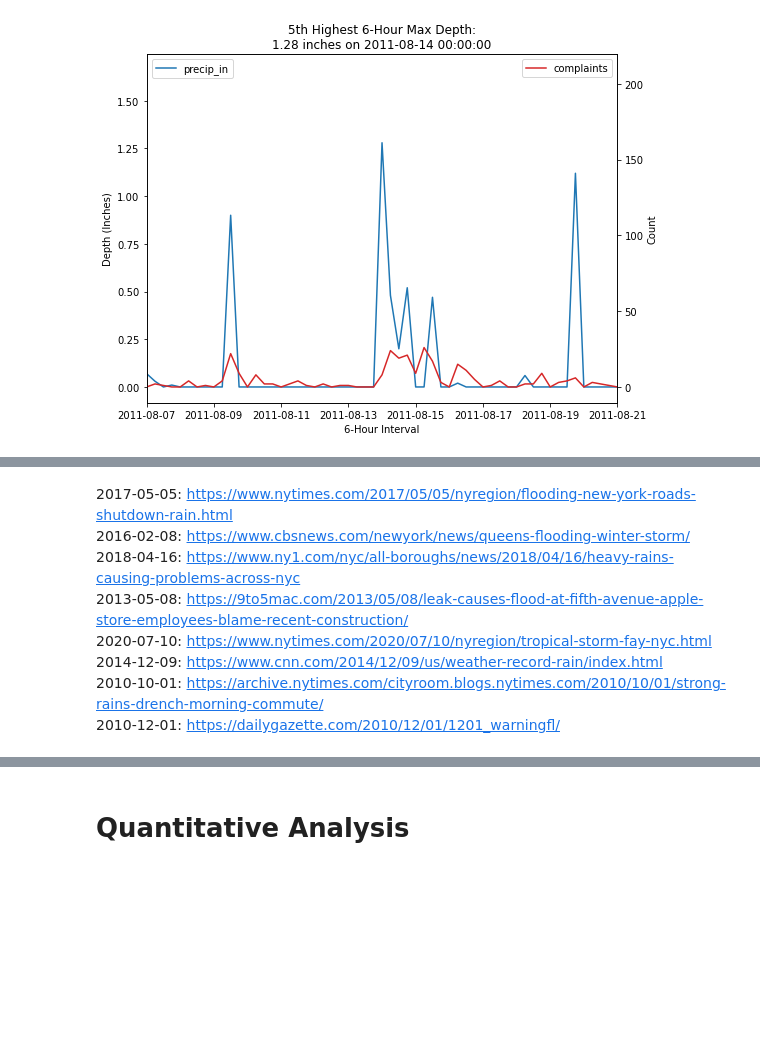
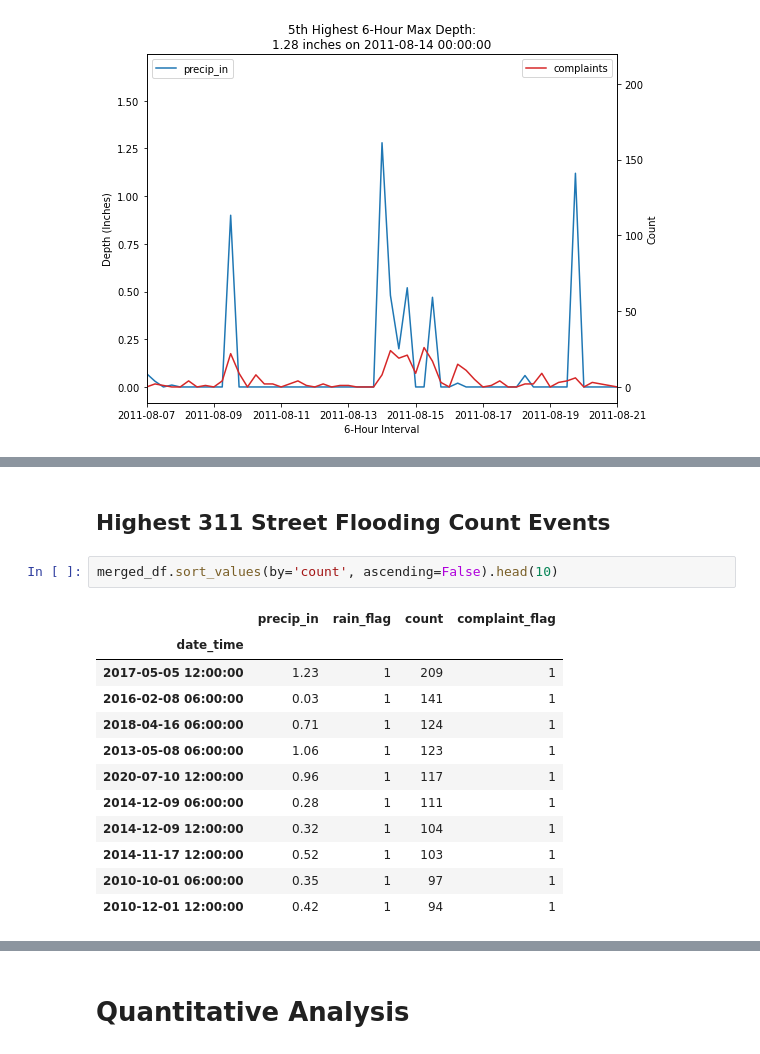
Before and after one commit to datalifenyc/nyc-street-flooding-analysis, a Jupyter notebook: analysis-book/nyc-311-groundtruth.ipynb, the cells around one changed output, grey strips where cells are left out. Drawn from its saved outputs; the diff is of its cells as text; blank space fills up the shorter version.

```diff
--- a/analysis-book/nyc-311-groundtruth.ipynb
+++ b/analysis-book/nyc-311-groundtruth.ipynb
@@ -718,9 +637,17 @@ fig.tight_layout()
-# %% [markdown]
-2017-05-05: https://www.nytimes.com/2017/05/05/nyregion/flooding-new-york-roads-shutdown-rain.html
-2016-02-08: https://www.cbsnews.com/newyork/news/queens-flooding-winter-storm/
-2018-04-16: https://www.ny1.com/nyc/all-boroughs/news/2018/04/16/heavy-rains-causing-problems-across-nyc
-2013-05-08: https://9to5mac.com/2013/05/08/leak-causes-flood-at-fifth-avenue-apple-store-employees-blame-recent-construction/
-2020-07-10: https://www.nytimes.com/2020/07/10/nyregion/tropical-storm-fay-nyc.html
-2014-12-09: https://www.cnn.com/2014/12/09/us/weather-record-rain/index.html
-2010-10-01: https://archive.nytimes.com/cityroom.blogs.nytimes.com/2010/10/01/strong-rains-drench-morning-commute/
-2010-12-01: https://dailygazette.com/2010/12/01/1201_warningfl/
+# %% [markdown]
+## Highest 311 Street Flooding Count Events
+# %%
+merged_df.sort_values(by='count', ascending=False).head(10)
+# %% [output]
+|  | precip_in | rain_flag | count | complaint_flag |
+| date_time |  |  |  |  |
+| 2017-05-05 12:00:00 | 1.23 | 1 | 209 | 1 |
+| 2016-02-08 06:00:00 | 0.03 | 1 | 141 | 1 |
+| 2018-04-16 06:00:00 | 0.71 | 1 | 124 | 1 |
+| 2013-05-08 06:00:00 | 1.06 | 1 | 123 | 1 |
+| 2020-07-10 12:00:00 | 0.96 | 1 | 117 | 1 |
+| 2014-12-09 06:00:00 | 0.28 | 1 | 111 | 1 |
+| 2014-12-09 12:00:00 | 0.32 | 1 | 104 | 1 |
+| 2014-11-17 12:00:00 | 0.52 | 1 | 103 | 1 |
+| 2010-10-01 06:00:00 | 0.35 | 1 | 97 | 1 |
+| 2010-12-01 12:00:00 | 0.42 | 1 | 94 | 1 |
```
Also changed, not shown: parts of 25 cells of this notebook.
